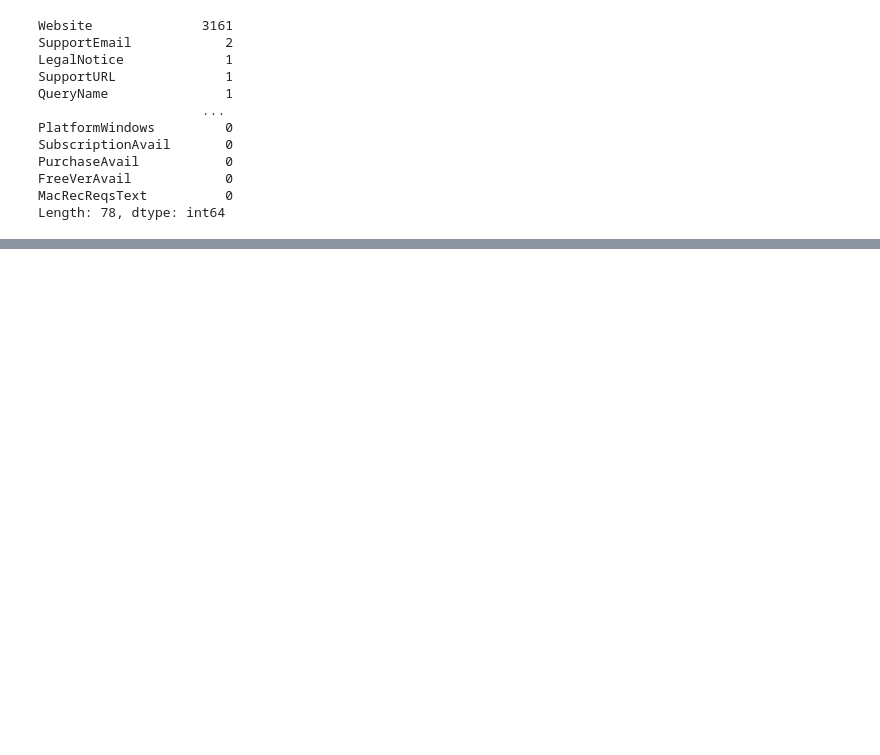
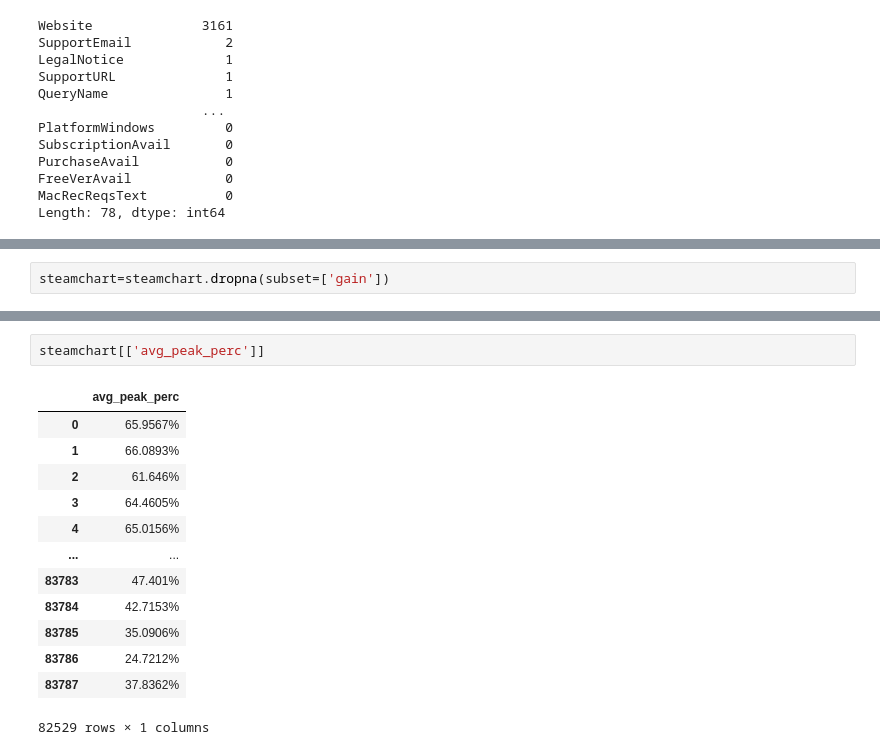
Before and after one commit to Sultan-Mm/AI-Insights-for-Video-Games, a Jupyter notebook: notebooks/steam.ipynb, the cells around one changed output, grey strips where cells are left out. Cells and saved outputs as stored; diff of their text form; blank space fills up the shorter version.

```diff
--- a/notebooks/steam.ipynb
+++ b/notebooks/steam.ipynb
@@ -275,0 +403,2 @@ df3.head()
+# %%
+steamchart=steamchart.dropna(subset=['gain'])
@@ -275,0 +427,16 @@ df3.head()
+# %%
+steamchart[['avg_peak_perc']]
+# %% [output]
+|  | avg_peak_perc |
+| 0 | 65.9567% |
+| 1 | 66.0893% |
+| 2 | 61.646% |
+| 3 | 64.4605% |
+| 4 | 65.0156% |
+| ... | ... |
+| 83783 | 47.401% |
+| 83784 | 42.7153% |
+| 83785 | 35.0906% |
+| 83786 | 24.7212% |
+| 83787 | 37.8362% |
+82529 rows × 1 columns
```
Also changed, not shown: parts of 36 cells of this notebook, 5 other files.
